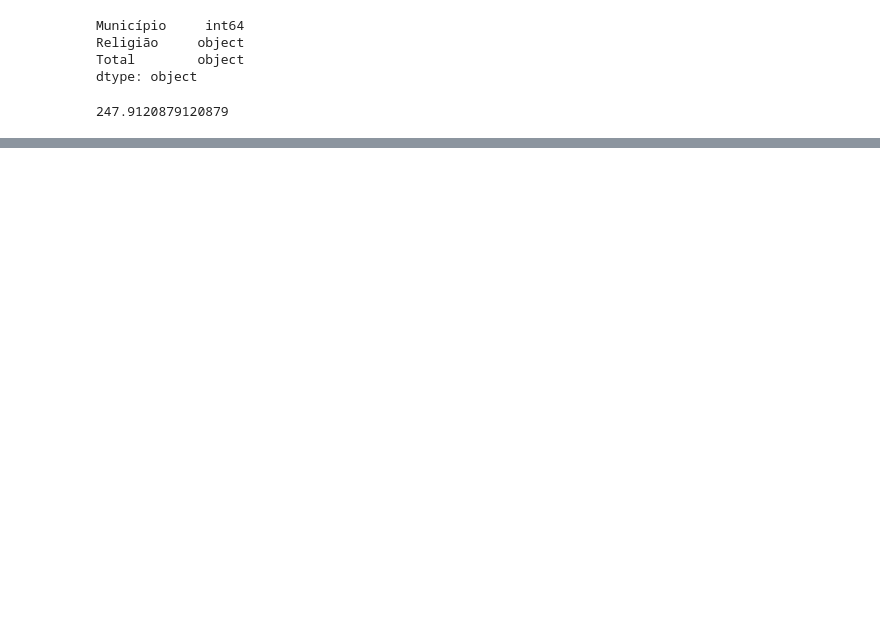
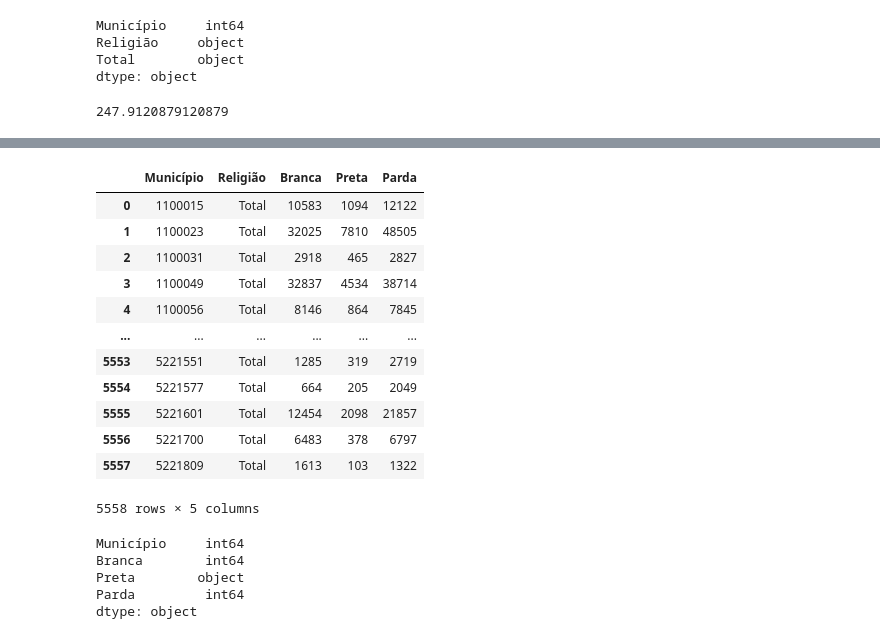
Before and after one commit to lhayana/ML-ice, a Jupyter notebook: 2- Analysis project - Brazilian elections.ipynb, the cells around one changed output, grey strips where cells are left out. Drawn from its saved outputs; the diff is of its cells as text; code cells hidden in the pictures; blank space fills up the shorter version.

```diff
--- a/2- Analysis project - Brazilian elections.ipynb
+++ b/2- Analysis project - Brazilian elections.ipynb
@@ -348,0 +362,3 @@ fig.show()
+# %%
+raca = pd.read_csv("data/raca-municipio.csv", skiprows=4, sep=";", skipfooter=20)
+# fonte: tabela 2094 - SIDRA censo 2010
@@ -348,0 +367,16 @@ fig.show()
+# %%
+raca
+# %% [output]
+|  | Município | Religião | Branca | Preta | Parda |
+| 0 | 1100015 | Total | 10583 | 1094 | 12122 |
+| 1 | 1100023 | Total | 32025 | 7810 | 48505 |
+| 2 | 1100031 | Total | 2918 | 465 | 2827 |
+| 3 | 1100049 | Total | 32837 | 4534 | 38714 |
+| 4 | 1100056 | Total | 8146 | 864 | 7845 |
+| ... | ... | ... | ... | ... | ... |
+| 5553 | 5221551 | Total | 1285 | 319 | 2719 |
+| 5554 | 5221577 | Total | 664 | 205 | 2049 |
+| 5555 | 5221601 | Total | 12454 | 2098 | 21857 |
+| 5556 | 5221700 | Total | 6483 | 378 | 6797 |
+| 5557 | 5221809 | Total | 1613 | 103 | 1322 |
+5558 rows × 5 columns
@@ -348,0 +385,8 @@ fig.show()
+# %%
+raca.dtypes
+# %% [output]
+Município     int64
+Branca        int64
+Preta        object
+Parda         int64
+dtype: object
```
Also changed, not shown: parts of 18 cells of this notebook, 2 other files.
